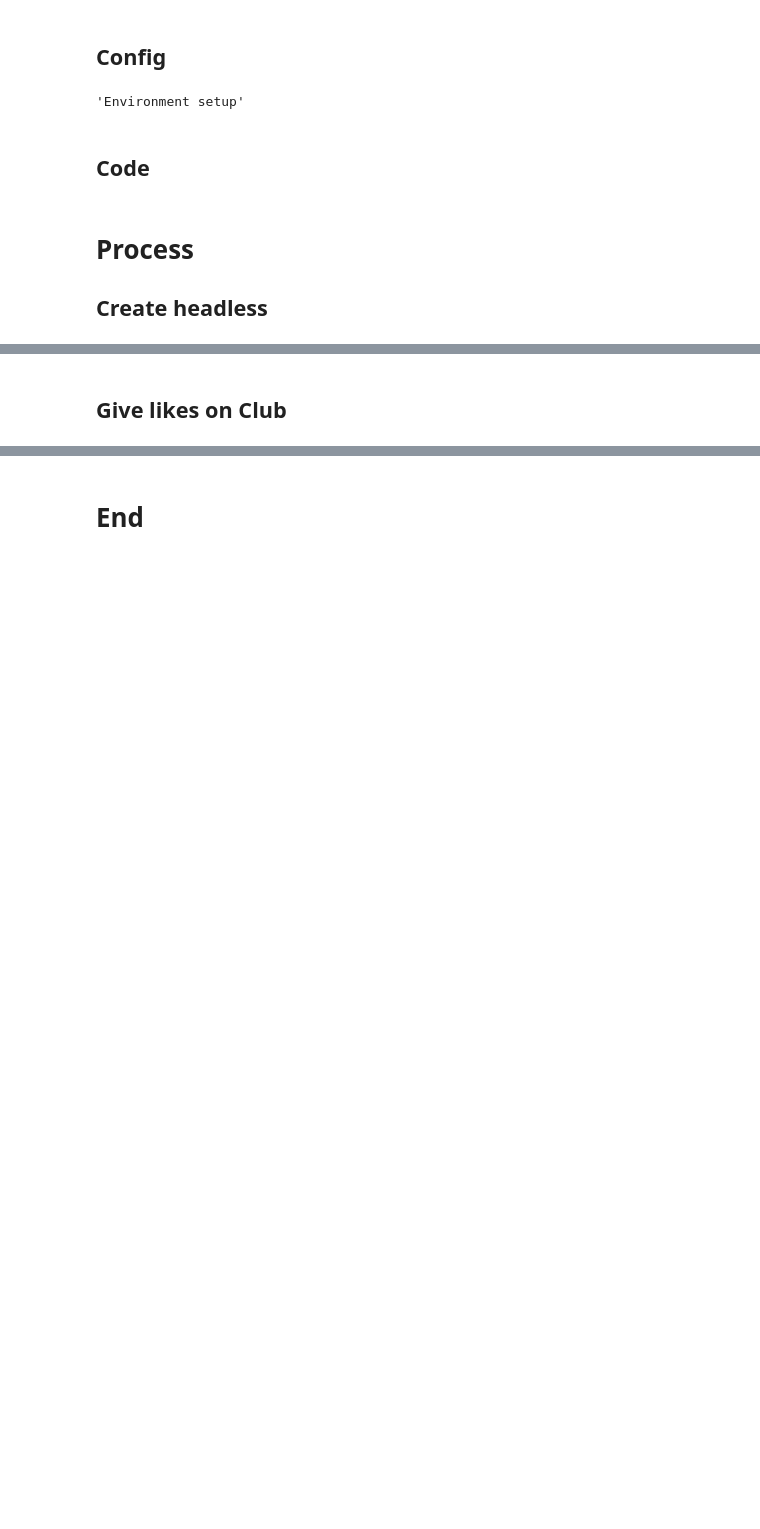
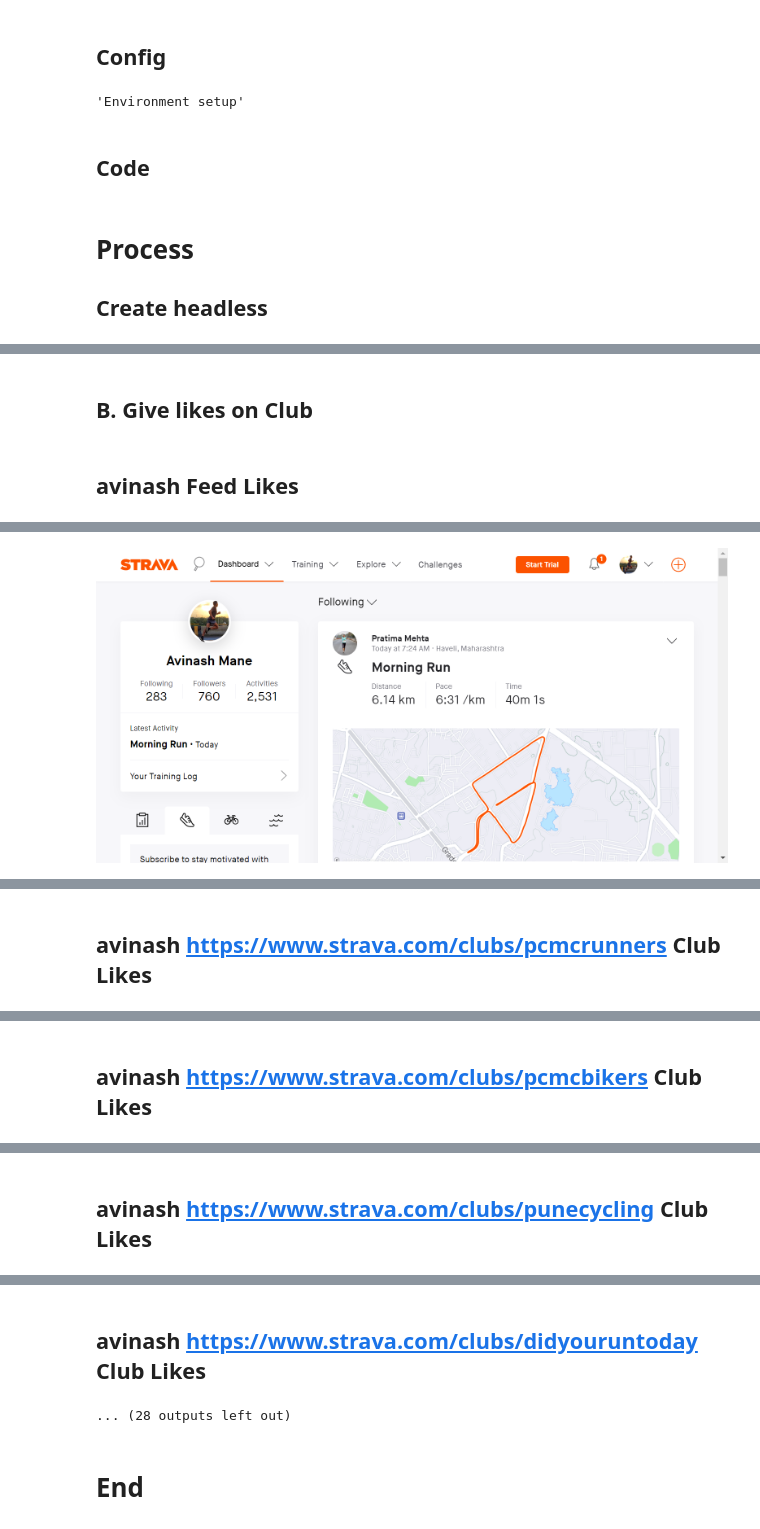
Before and after one commit to avinashmane/colab, a Jupyter notebook: 1.1_strava_likers.ipynb, the cells around one changed output, grey strips where cells are left out. Drawn from its saved outputs; the diff is of its cells as text; code cells hidden in the pictures; blank space fills up the shorter version.

```diff
--- a/1.1_strava_likers.ipynb
+++ b/1.1_strava_likers.ipynb
@@ -29,7 +29,7 @@ else:
     AUTH='/content/drive/MyDrive/m/auth'
     if not os.path.exists('m'):
       !ln -sd '/content/drive/MyDrive/m/' m
-    if not os.path.exists('repo'):
+    if not os.path.exists('./repo'):
       !git clone $repo repo
     sys.path.append('repo')
     sys.path.append("repo/lib")
@@ -127,6 +128,7 @@ if True:
 # %%
-# %debug
-# if os.name=='nt':
+
 strava=Strava(b,authFile=f'{AUTH}/auth.yaml',cfgFile=f"{LIB}/cfg_strava.yaml")
 strava.logGSheet = Gsheet(cfg['sheets']['StravaPromoLog']['url']).getSheetByTitle('StravaPromoLog')
 strava.StravaMembers=df_mc.query('strava=="strava"').id.values
+
+sessionGSheet = Gsheet(cfg['sheets']['StravaPromoLog']['url']).getSheetByTitle('SessionLog')
@@ -153,7 +149,7 @@ strava.giveKudos()
 # %%
 # strava.logout()
 # %% [markdown]
-## Give likes on Club
+## B. Give likes on Club
 # %%
 # b.goto('https://www.strava.com/clubs/196654/recent_activity')
 
@@ -162,14 +158,25 @@ for _user,_config in {
                     "mileage_league_strava":"mileage_league_strava",
                     # "strava_pcmcrunners":"strava_pcmcrunners"
                     }.items():
+    display(Markdown(f"## {_user} Feed Likes"))
+    strava.login(_user)
+    display(Image(b.screenshot.png()))
+    strava.scrolldown(9)
+    _cards=len(b.divs(class_name=re.compile('^Card')))
+    logging.info(f"Total number of cards on {_user}/{strava.browser.title}: {_cards}")
+    ret=strava.giveKudos()
+    #SessionLog :   Date	SessionType	User	Feed	cards	actions
+    sessionGSheet.append_table([[pd.Timestamp.now().isoformat(),"Kudos",_user,'feed',_cards,ret['count']]])
 
-    strava.login(_user)
-    logging.info(f"Total number of cards on {_user}/{strava.browser.title}: {len(b.divs(class_name=re.compile('^Card')))}")
-    strava.giveKudos()
     for club in strava.cfg[_config]['clubs']:
+      display(Markdown(f"##  {_user} {club} Club Likes"))
       strava.goto(f"{club}/recent_activity")
-      logging.info(f"Total number of cards on {club} '{strava.browser.title}': {len(b.divs(class_name=re.compile('^Card')))}")
-      strava.giveKudos()
+      _cards=len(b.divs(class_name=re.compile('^Card')))
+      logging.info(f"Total number of cards on {club} '{strava.browser.title}': {_cards}")
+      ret=strava.giveKudos()
+      #SessionLog :   Date	SessionType	User	Feed	cards	actions
+      sessionGSheet.append_table([[pd.Timestamp.now().isoformat(),"Kudos",_user,club,_cards,ret['count']]])
     strava.logout()
 logging.info(f"All Groups done")
 # %% [output]
+## avinash Feed Likes
@@ -192,0 +185 @@ logging.info(f"All Groups done")
+[figure, added]
@@ -192,0 +189 @@ logging.info(f"All Groups done")
+##  avinash https://www.strava.com/clubs/pcmcrunners Club Likes
@@ -192,0 +196 @@ logging.info(f"All Groups done")
+##  avinash https://www.strava.com/clubs/pcmcbikers Club Likes
@@ -192,0 +200 @@ logging.info(f"All Groups done")
+##  avinash https://www.strava.com/clubs/punecycling Club Likes
@@ -193,2 +207,4 @@ logging.info(f"All Groups done")
+##  avinash https://www.strava.com/clubs/didyouruntoday Club Likes
+... (28 outputs left out)
 # %% [markdown]
 # End
```
Also changed, not shown: parts of 8 cells of this notebook, 4 other files.
